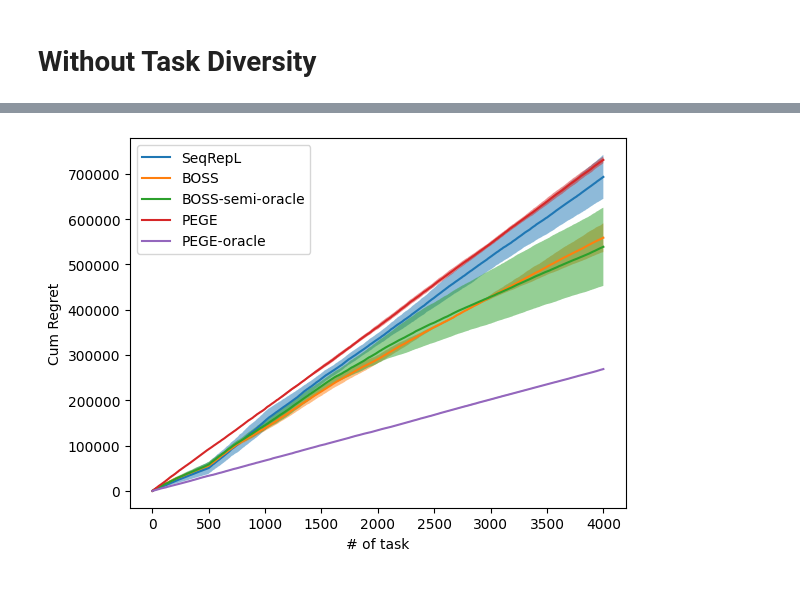
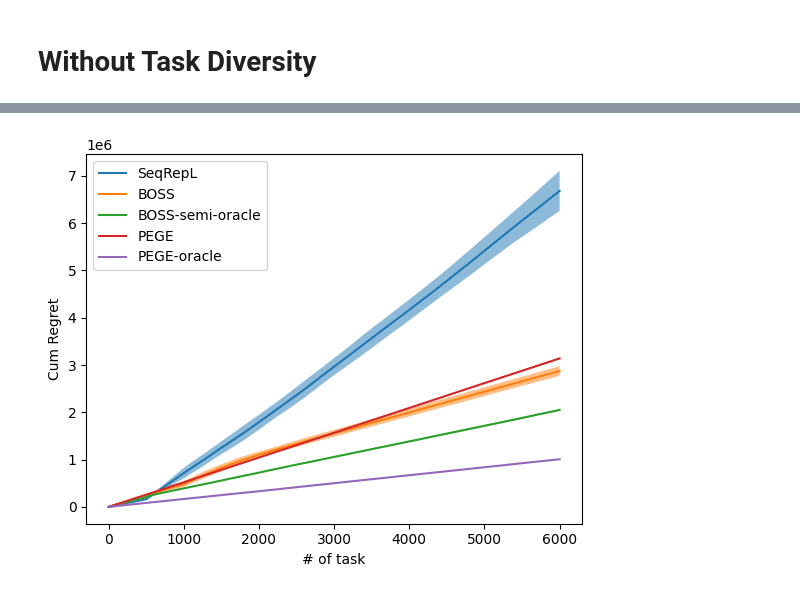
Before and after one commit to duongnhatthang/BOSS, a Jupyter notebook: exp.ipynb, the cells around one changed output, grey strips where cells are left out. Drawn from its saved outputs; the diff is of its cells as text; code cells hidden in the pictures.

```diff
--- a/exp.ipynb
+++ b/exp.ipynb
@@ -2,8 +2,10 @@
 import numpy as np
 import matplotlib.pyplot as plt
 from scipy.interpolate import Rbf
+from collections import defaultdict
 
 from evaluation import eval, eval_multi, logger, MODE_ADVERSARY, MODE_ADVERSARY_RANDOMIZE, MODE_RANDOM, MODE_ADV_TASK_DIVERSITY
+plt.rcParams['text.usetex'] = False
 %load_ext autoreload
 %autoreload 2
 # %%
@@ -435,16 +371,9 @@ PEGE_oracle Simulation 3, d=10
 # %%
 input_dict["name"] = "PMA"
-# input_dict["params_set"] = [None] # Placeholder
-# input_dict["PMA_exr_const"] = 1 # 1.75, 0.8
+
+# input_dict["PMA_exr_const"] = 1 # 1.75
 # input_dict["PMA_tau1_const"] = 2.5 #2.5
 # input_dict["PMA_tau2_const"] = 0.8 #
 # input_dict["PMA_alpha_const"] = 1.35 #1.35, 1.5
-
-input_dict["PMA_exr_const"] = 1 # 1.75
-input_dict["PMA_tau1_const"] = 2.5 #2.5
-input_dict["PMA_tau2_const"] = 0.8 #
-input_dict["PMA_alpha_const"] = 1.35 #1.35, 1.5
 input_dict["PMA_no_oracle"] = False
-# input_dict["PMA_stop_exr"] = n_task
-# input_dict["n_sim"] = 3
 best_PMA2 = eval_multi(input_dict)
@@ -525,49 +396,48 @@ SeqRepL Simulation 3, d=10
 # %%
-mean_PEGE2 = np.mean(best_PEGE2['regrets'], axis=0)
-std_PEGE2 = np.std(best_PEGE2['regrets'], axis=0)
-mean_PEGE_oracle2 = np.mean(best_PEGE_oracle2['regrets'], axis=0)
-std_PEGE_oracle2 = np.std(best_PEGE_oracle2['regrets'], axis=0)
-mean_PMA2 = np.mean(best_PMA2['regrets'], axis=0)
-std_PMA2 = np.std(best_PMA2['regrets'], axis=0)
-# mean_PMA_stop_exr2 = np.mean(best_PMA_stop_exr2['regrets'], axis=0)
-# std_PMA_stop_exr2 = np.std(best_PMA_stop_exr2['regrets'], axis=0)
-mean_PMA_no_oracle2 = np.mean(best_PMA_no_oracle2['regrets'], axis=0)
-std_PMA_no_oracle2 = np.std(best_PMA_no_oracle2['regrets'], axis=0)
-mean_SeqRepL2 = np.mean(best_SeqRepL2['regrets'], axis=0)
-std_SeqRepL2 = np.std(best_SeqRepL2['regrets'], axis=0)
+plot_prev_data = True
+if plot_prev_data:
+    mean_PEGE2, std_PEGE2, mean_PEGE_oracle2, std_PEGE_oracle2, mean_PMA2, std_PMA2, mean_PMA_no_oracle2, std_PMA_no_oracle2, mean_SeqRepL2, std_SeqRepL2 = load_dict('NoTaskDiv_RegExp.npy')
+else:
+    mean_PEGE2 = np.mean(best_PEGE2['regrets'], axis=0)
+    std_PEGE2 = np.std(best_PEGE2['regrets'], axis=0)
+    mean_PEGE_oracle2 = np.mean(best_PEGE_oracle2['regrets'], axis=0)
+    std_PEGE_oracle2 = np.std(best_PEGE_oracle2['regrets'], axis=0)
+    mean_PMA2 = np.mean(best_PMA2['regrets'], axis=0)
+    std_PMA2 = np.std(best_PMA2['regrets'], axis=0)
+    mean_PMA_no_oracle2 = np.mean(best_PMA_no_oracle2['regrets'], axis=0)
+    std_PMA_no_oracle2 = np.std(best_PMA_no_oracle2['regrets'], axis=0)
+    mean_SeqRepL2 = np.mean(best_SeqRepL2['regrets'], axis=0)
+    std_SeqRepL2 = np.std(best_SeqRepL2['regrets'], axis=0)
 X = np.arange(1,n_task+1)
 plt.plot(X, mean_SeqRepL2, '-', label='SeqRepL')
 plt.fill_between(X, mean_SeqRepL2-std_SeqRepL2, mean_SeqRepL2+std_SeqRepL2, alpha=0.5)
-# plt.plot(X, mean_PMA_stop_exr2, '-', label='BOSS-stop-exr')
-# plt.fill_between(X, mean_PMA_stop_exr2-std_PMA_stop_exr2, mean_PMA_stop_exr2+std_PMA_stop_exr2, alpha=0.5)
 plt.plot(X, mean_PMA_no_oracle2, '-', label='BOSS')
 plt.fill_between(X, mean_PMA_no_oracle2-std_PMA_no_oracle2, mean_PMA_no_oracle2+std_PMA_no_oracle2, alpha=0.5)
 plt.plot(X, mean_PMA2, '-', label='BOSS-semi-oracle')
 plt.fill_between(X, mean_PMA2-std_PMA2, mean_PMA2+std_PMA2, alpha=0.5)
 plt.plot(X, mean_PEGE2, '-', label='PEGE')
 plt.fill_between(X, mean_PEGE2-std_PEGE2, mean_PEGE2+std_PEGE2, alpha=0.5)
 plt.plot(X, mean_PEGE_oracle2, '-', label='PEGE-oracle')
 plt.fill_between(X, mean_PEGE_oracle2-std_PEGE_oracle2, mean_PEGE_oracle2+std_PEGE_oracle2, alpha=0.5)
 plt.xlabel('# of task')
 plt.ylabel('Cum Regret')
 plt.legend()
 plt.show()
-# plt.close()
-output_dict = {
-    "mean_PEGE2":mean_PEGE2,
-    "std_PEGE2":std_PEGE2,
-    "mean_PEGE_oracle2":mean_PEGE_oracle2,
-    "std_PEGE_oracle2":std_PEGE_oracle2,
-    "mean_PMA2":mean_PMA2,
-    "std_PMA2":std_PMA2,
-    # "mean_PMA_stop_exr2":mean_PMA_stop_exr2,
-    # "std_PMA_stop_exr2":std_PMA_stop_exr2,
-    "mean_PMA_no_oracle2":mean_PMA_no_oracle2,
-    "std_PMA_no_oracle2":std_PMA_no_oracle2,
-    "mean_SeqRepL2":mean_SeqRepL2,
-    "std_SeqRepL2":std_SeqRepL2,
-}
-# with open('NoTaskDiv_Dict2.npy', 'wb') as f:
-#     np.save(f, output_dict)
+plt.close()
+# output_dict = {
+#     "mean_PEGE2":mean_PEGE2,
+#     "std_PEGE2":std_PEGE2,
+#     "mean_PEGE_oracle2":mean_PEGE_oracle2,
+#     "std_PEGE_oracle2":std_PEGE_oracle2,
+#     "mean_PMA2":mean_PMA2,
+#     "std_PMA2":std_PMA2,
+#     # "mean_PMA_stop_exr2":mean_PMA_stop_exr2,
+#     # "std_PMA_stop_exr2":std_PMA_stop_exr2,
+#     "mean_PMA_no_oracle2":mean_PMA_no_oracle2,
+#     "std_PMA_no_oracle2":std_PMA_no_oracle2,
+#     "mean_SeqRepL2":mean_SeqRepL2,
+#     "std_SeqRepL2":std_SeqRepL2,
+# }
+# np.save('NoTaskDiv_RegExp.npy', output_dict)
 # %% [output]
-[figure, old version]
+[figure, new version]
```
Also changed, not shown: parts of 41 cells of this notebook, 28 other files.
